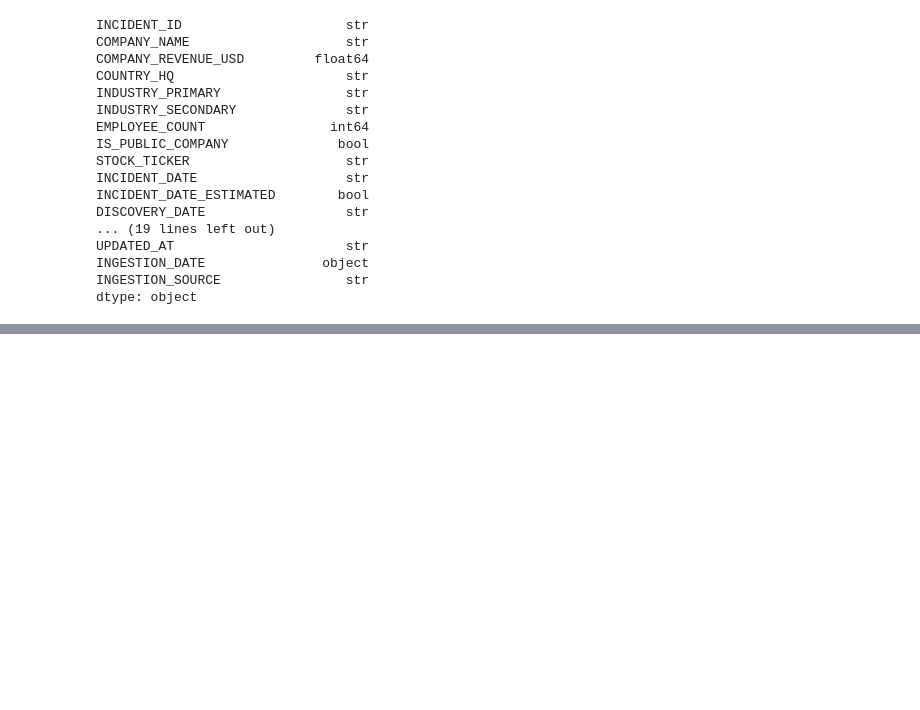
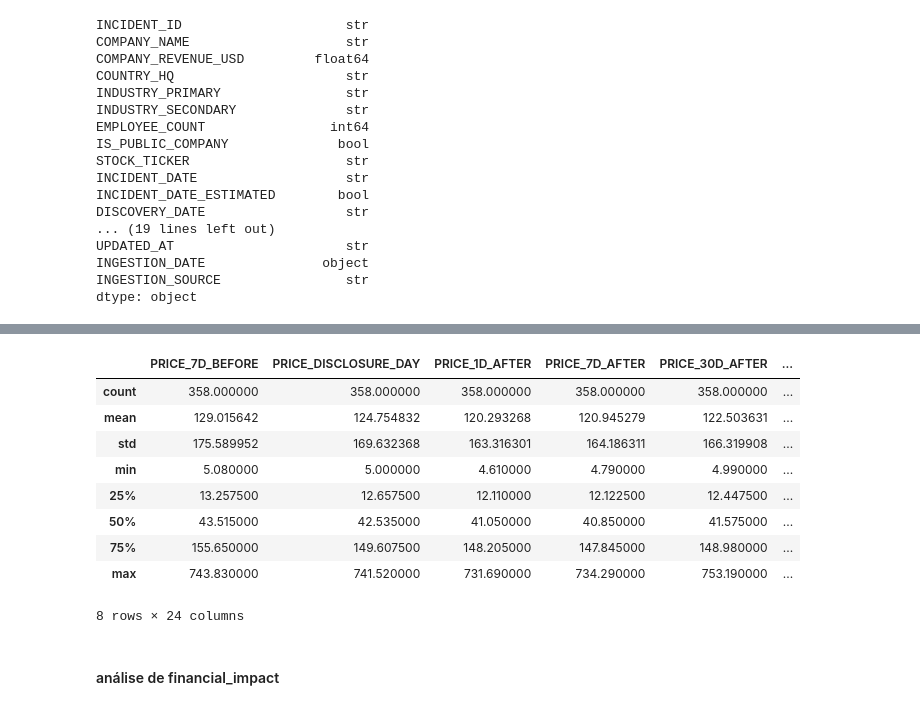
Before and after one commit to CoelhoGoes/pipeline-cybersecurity-breach-impact-dataset, a Jupyter notebook: src/main.ipynb, the cells around one changed output, grey strips where cells are left out. Saved outputs shown, nothing was run; the diff lists cells and outputs as text; code cells hidden in the pictures; blank space fills up the shorter version.

```diff
--- a/src/main.ipynb
+++ b/src/main.ipynb
@@ -105,0 +167,15 @@ dtype: object
+# %%
+df_market_bronze.describe()
+# %% [output]
+|  | PRICE_7D_BEFORE | PRICE_DISCLOSURE_DAY | PRICE_1D_AFTER | PRICE_7D_AFTER | PRICE_30D_AFTER | ... |
+| count | 358.000000 | 358.000000 | 358.000000 | 358.000000 | 358.000000 | ... |
+| mean | 129.015642 | 124.754832 | 120.293268 | 120.945279 | 122.503631 | ... |
+| std | 175.589952 | 169.632368 | 163.316301 | 164.186311 | 166.319908 | ... |
+| min | 5.080000 | 5.000000 | 4.610000 | 4.790000 | 4.990000 | ... |
+| 25% | 13.257500 | 12.657500 | 12.110000 | 12.122500 | 12.447500 | ... |
+| 50% | 43.515000 | 42.535000 | 41.050000 | 40.850000 | 41.575000 | ... |
+| 75% | 155.650000 | 149.607500 | 148.205000 | 147.845000 | 148.980000 | ... |
+| max | 743.830000 | 741.520000 | 731.690000 | 734.290000 | 753.190000 | ... |
+8 rows × 24 columns
+# %% [markdown]
+#### análise de financial_impact
```
Also changed, not shown: parts of 23 cells of this notebook.
